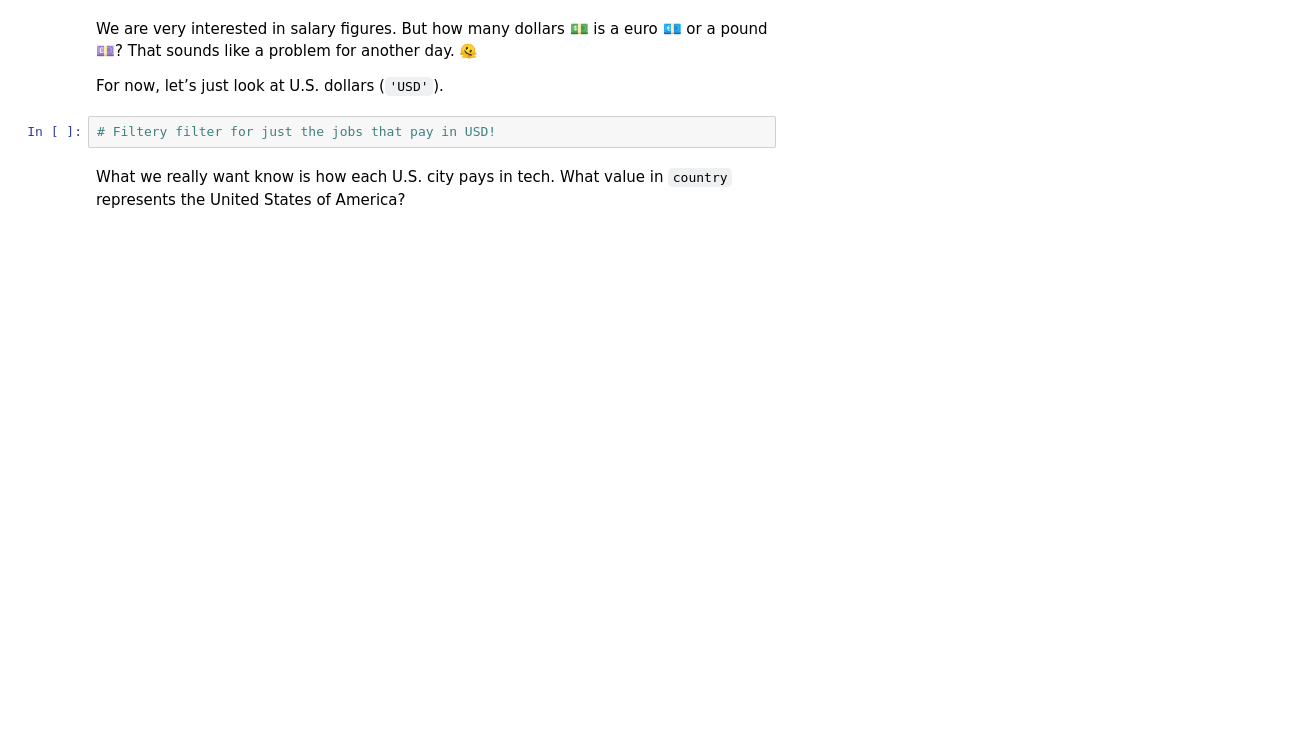
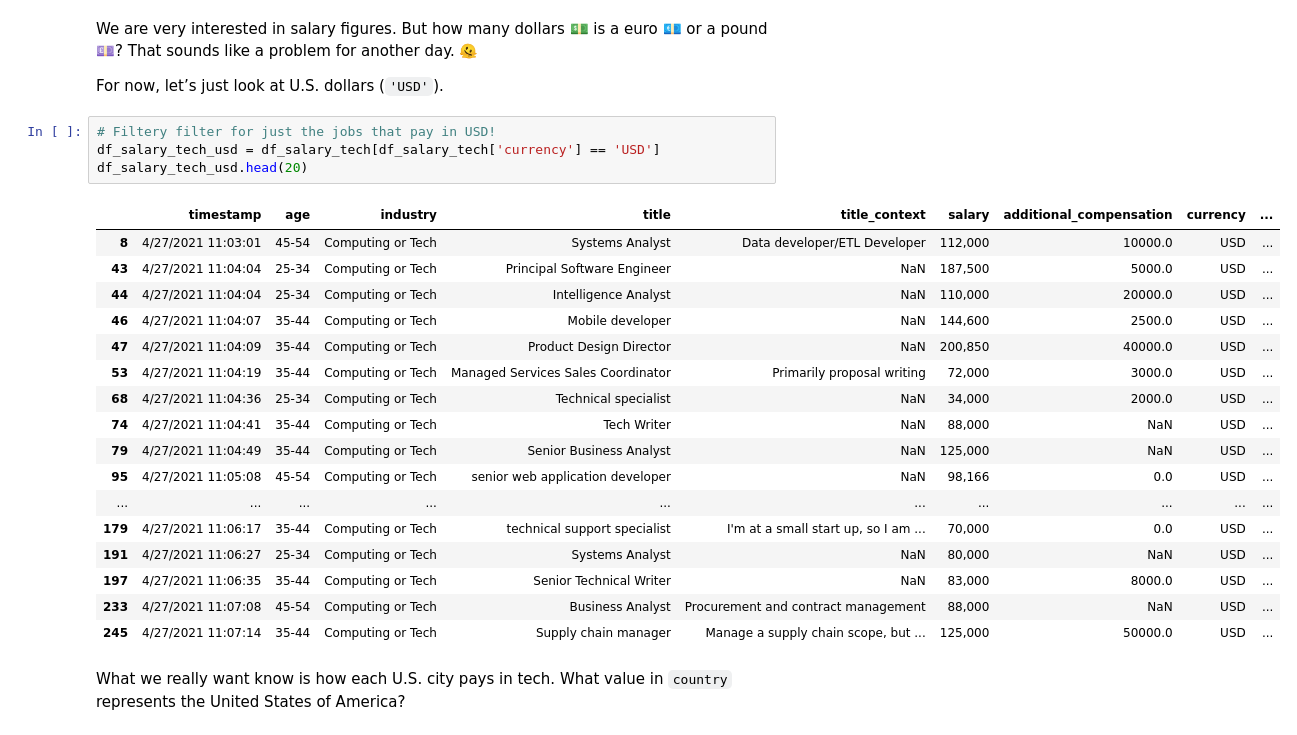
Before and after one commit to jaynopponep/my-fork-2024-DS-Tue, a Jupyter notebook: Week-02-DS-Overview-and-Data/Jay-Exercise.ipynb, the cells around one changed output. Cells and saved outputs as stored; diff of their text form; blank space fills up the shorter version.

```diff
--- a/Week-02-DS-Overview-and-Data/Jay-Exercise.ipynb
+++ b/Week-02-DS-Overview-and-Data/Jay-Exercise.ipynb
@@ -118,6 +302,26 @@ We are very interested in salary figures. But how many dollars 💵 is a euro
 For now, let’s just look at U.S. dollars (`'USD'`).
 # %%
 # Filtery filter for just the jobs that pay in USD!
+df_salary_tech_usd = df_salary_tech[df_salary_tech['currency'] == 'USD']
+df_salary_tech_usd.head(20)
+# %% [output]
+|  | timestamp | age | industry | title | title_context | salary | additional_compensation | currency | ... |
+| 8 | 4/27/2021 11:03:01 | 45-54 | Computing or Tech | Systems Analyst | Data developer/ETL Developer | 112,000 | 10000.0 | USD | ... |
+| 43 | 4/27/2021 11:04:04 | 25-34 | Computing or Tech | Principal Software Engineer | NaN | 187,500 | 5000.0 | USD | ... |
+| 44 | 4/27/2021 11:04:04 | 25-34 | Computing or Tech | Intelligence Analyst | NaN | 110,000 | 20000.0 | USD | ... |
+| 46 | 4/27/2021 11:04:07 | 35-44 | Computing or Tech | Mobile developer | NaN | 144,600 | 2500.0 | USD | ... |
+| 47 | 4/27/2021 11:04:09 | 35-44 | Computing or Tech | Product Design Director | NaN | 200,850 | 40000.0 | USD | ... |
+| 53 | 4/27/2021 11:04:19 | 35-44 | Computing or Tech | Managed Services Sales Coordinator | Primarily proposal writing | 72,000 | 3000.0 | USD | ... |
+| 68 | 4/27/2021 11:04:36 | 25-34 | Computing or Tech | Technical specialist | NaN | 34,000 | 2000.0 | USD | ... |
+| 74 | 4/27/2021 11:04:41 | 35-44 | Computing or Tech | Tech Writer | NaN | 88,000 | NaN | USD | ... |
+| 79 | 4/27/2021 11:04:49 | 35-44 | Computing or Tech | Senior Business Analyst | NaN | 125,000 | NaN | USD | ... |
+| 95 | 4/27/2021 11:05:08 | 45-54 | Computing or Tech | senior web application developer | NaN | 98,166 | 0.0 | USD | ... |
+| ... | ... | ... | ... | ... | ... | ... | ... | ... | ... |
+| 179 | 4/27/2021 11:06:17 | 35-44 | Computing or Tech | technical support specialist | I'm at a small start up, so I am ... | 70,000 | 0.0 | USD | ... |
+| 191 | 4/27/2021 11:06:27 | 25-34 | Computing or Tech | Systems Analyst | NaN | 80,000 | NaN | USD | ... |
+| 197 | 4/27/2021 11:06:35 | 35-44 | Computing or Tech | Senior Technical Writer | NaN | 83,000 | 8000.0 | USD | ... |
+| 233 | 4/27/2021 11:07:08 | 45-54 | Computing or Tech | Business Analyst | Procurement and contract management | 88,000 | NaN | USD | ... |
+| 245 | 4/27/2021 11:07:14 | 35-44 | Computing or Tech | Supply chain manager | Manage a supply chain scope, but ... | 125,000 | 50000.0 | USD | ... |
 # %% [markdown]
 What we really want know is how each U.S. city pays in tech. What value in `country` represents the United States of America?
 # %%
```
Also changed, not shown: parts of 33 cells of this notebook, 3 other files.
